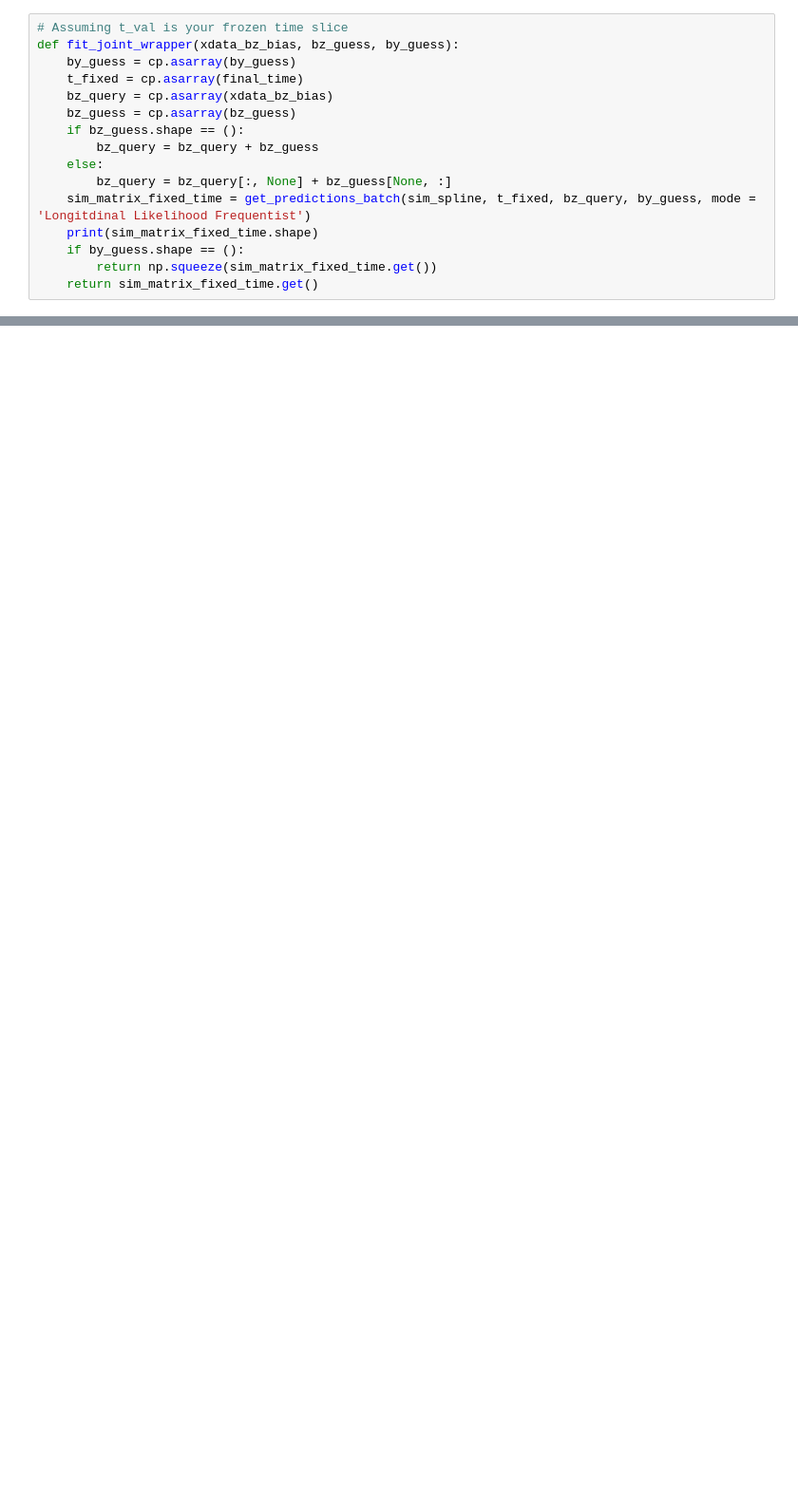
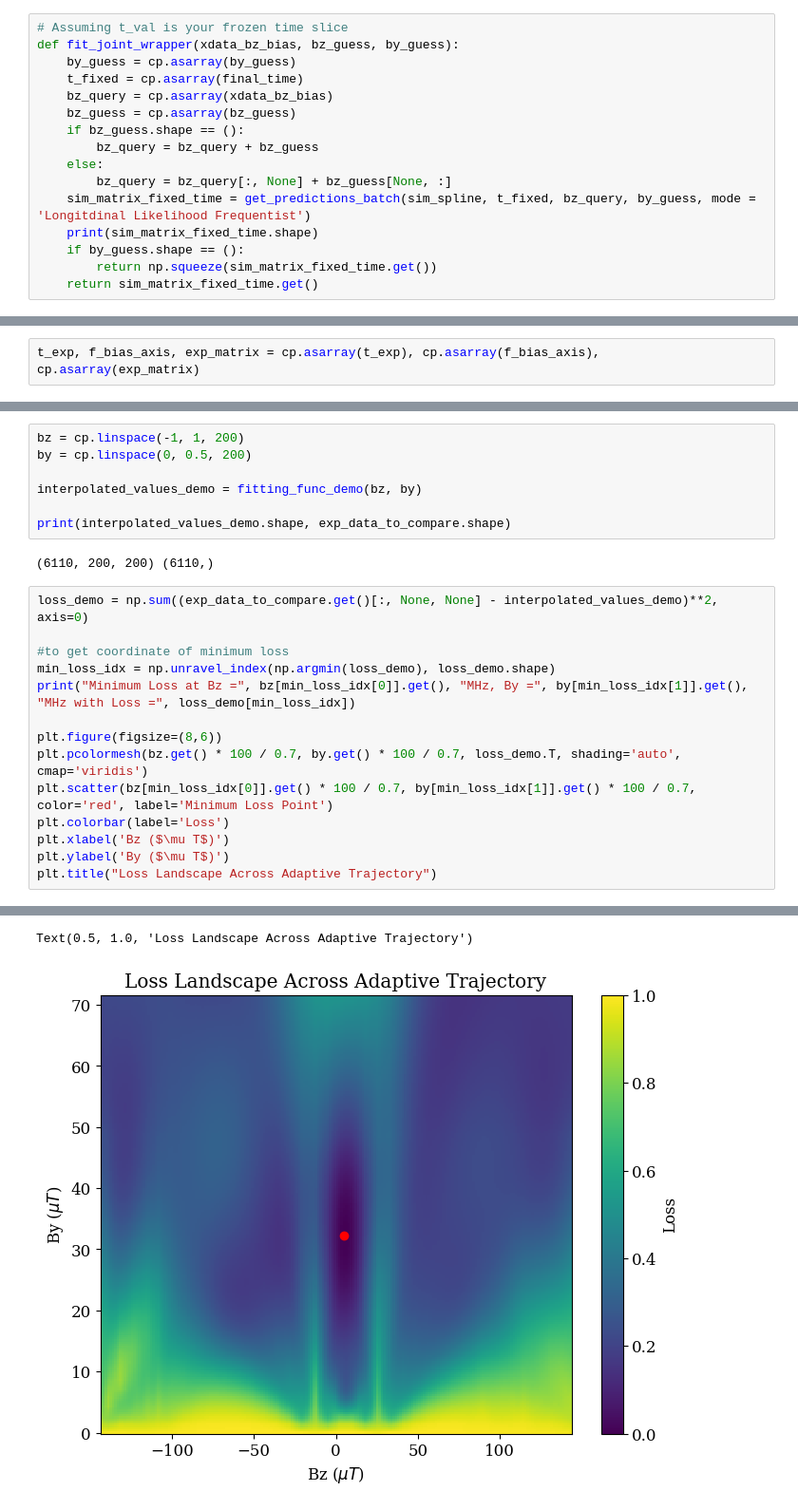
Before and after one commit to apranav22/bayesian_nmor, a Jupyter notebook: Frequentist_Method.ipynb, the cells around one changed output, grey strips where cells are left out. Shown at 95% size. Saved outputs shown, nothing was run; the diff lists cells and outputs as text; blank space fills up the shorter version.

```diff
--- a/Frequentist_Method.ipynb
+++ b/Frequentist_Method.ipynb
@@ -461,0 +499,2 @@ print(pcov_joint[0,1]/(np.sqrt(pcov_joint[0,0]) * np.sqrt(pcov_joint[1,1])))
+# %%
+t_exp, f_bias_axis, exp_matrix = cp.asarray(t_exp), cp.asarray(f_bias_axis), cp.asarray(exp_matrix)
@@ -461,0 +587,24 @@ print(pcov_joint[0,1]/(np.sqrt(pcov_joint[0,0]) * np.sqrt(pcov_joint[1,1])))
+# %%
+bz = cp.linspace(-1, 1, 200)
+by = cp.linspace(0, 0.5, 200)
+
+interpolated_values_demo = fitting_func_demo(bz, by)
+
+print(interpolated_values_demo.shape, exp_data_to_compare.shape)
+# %% [output]
+(6110, 200, 200) (6110,)
+# %%
+loss_demo = np.sum((exp_data_to_compare.get()[:, None, None] - interpolated_values_demo)**2, axis=0)
+
+#to get coordinate of minimum loss
+min_loss_idx = np.unravel_index(np.argmin(loss_demo), loss_demo.shape)
+print("Minimum Loss at Bz =", bz[min_loss_idx[0]].get(), "MHz, By =", by[min_loss_idx[1]].get(), "MHz with Loss =", loss_demo[min_loss_idx])
+
+plt.figure(figsize=(8,6))
+plt.pcolormesh(bz.get() * 100 / 0.7, by.get() * 100 / 0.7, loss_demo.T, shading='auto', cmap='viridis')
+plt.scatter(bz[min_loss_idx[0]].get() * 100 / 0.7, by[min_loss_idx[1]].get() * 100 / 0.7, color='red', label='Minimum Loss Point')
+plt.colorbar(label='Loss')
+plt.xlabel('Bz ($\mu T$)')
+plt.ylabel('By ($\mu T$)')
+plt.title("Loss Landscape Across Adaptive Trajectory")
+# %% [output]
@@ -461,0 +612,2 @@ print(pcov_joint[0,1]/(np.sqrt(pcov_joint[0,0]) * np.sqrt(pcov_joint[1,1])))
+Text(0.5, 1.0, 'Loss Landscape Across Adaptive Trajectory')
+[figure, added]
```
Also changed, not shown: parts of 22 cells of this notebook, 3 other files.
